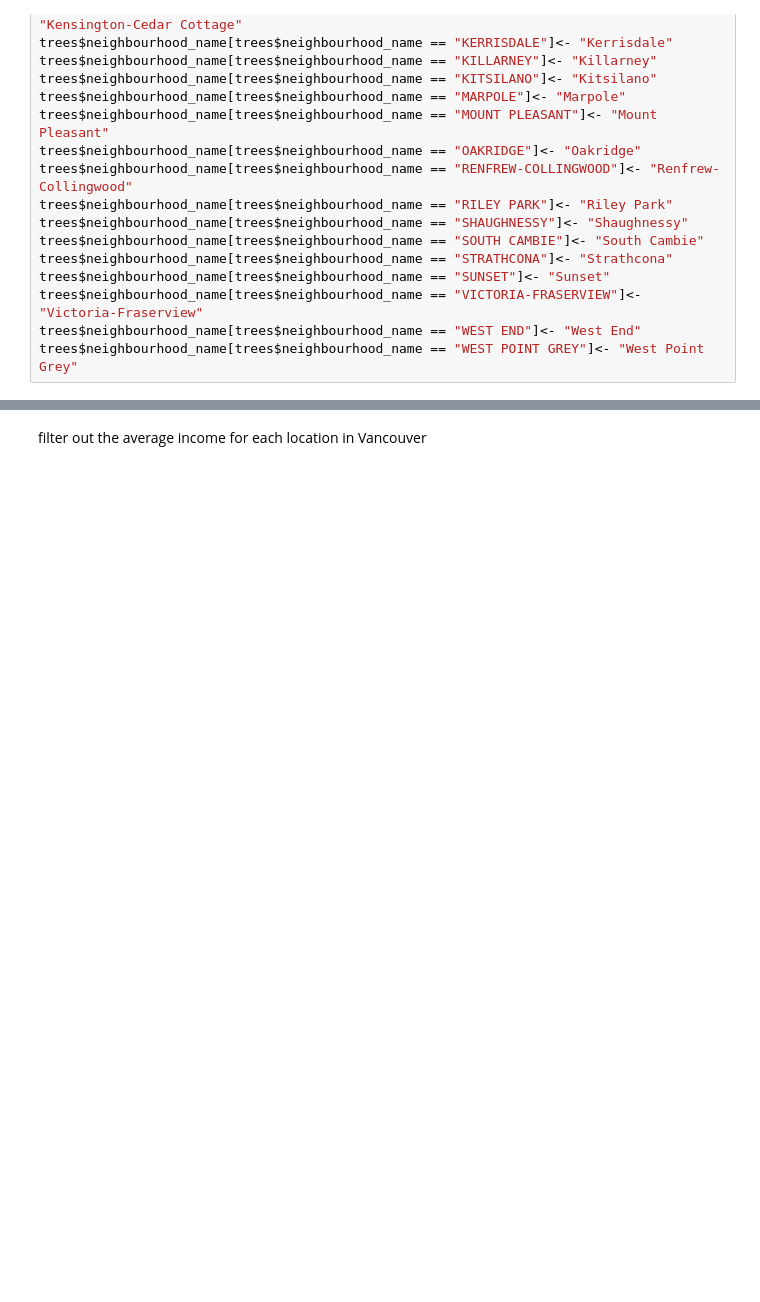
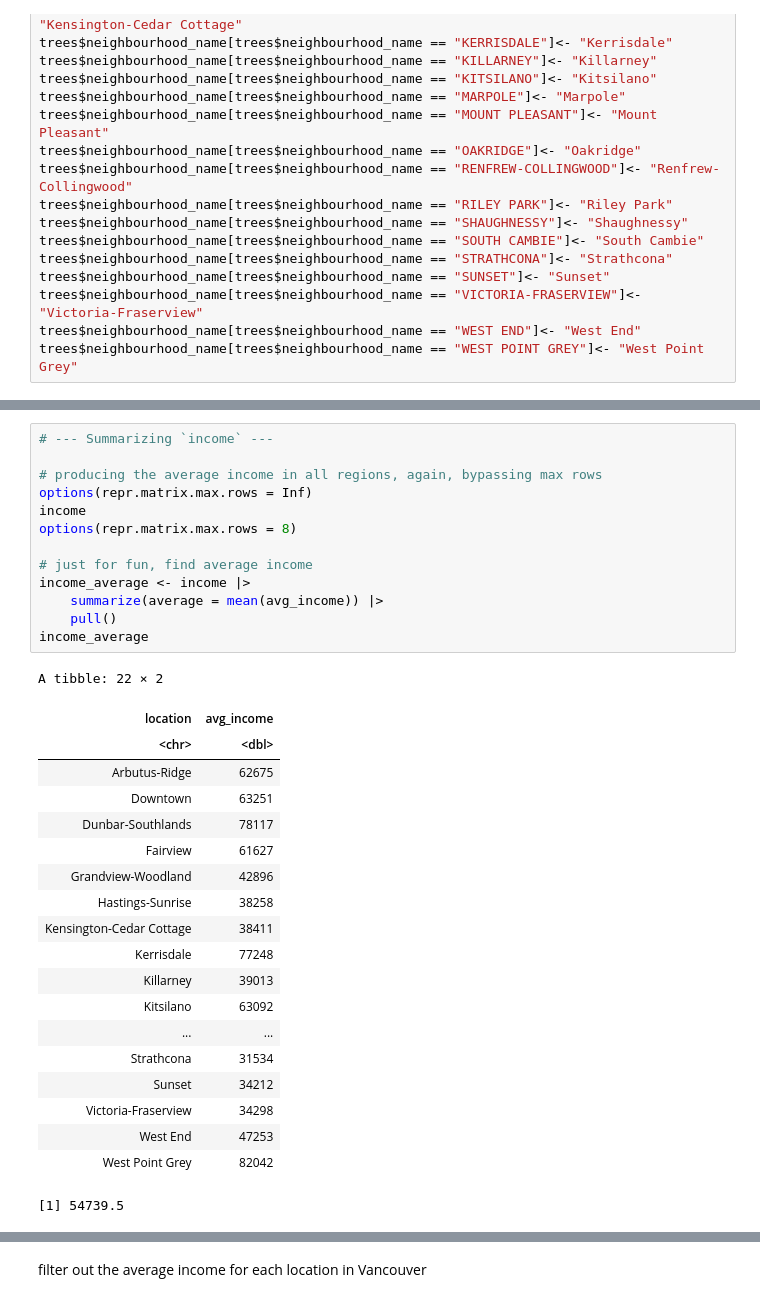
Before and after one commit to eshuaiii/stat-201-2023w1-group-50, a Jupyter notebook: 50_project_proposal.ipynb, the cells around one changed output, grey strips where cells are left out. Cells and saved outputs as stored; diff of their text form; blank space fills up the shorter version.

```diff
--- a/50_project_proposal.ipynb
+++ b/50_project_proposal.ipynb
@@ -217,0 +234,34 @@ trees$neighbourhood_name[trees$neighbourhood_name == "WEST POINT GREY"]<- "West
+# %%
+# --- Summarizing `income` ---
+
+# producing the average income in all regions, again, bypassing max rows
+options(repr.matrix.max.rows = Inf)
+income
+options(repr.matrix.max.rows = 8)
+
+# just for fun, find average income
+income_average <- income |>
+    summarize(average = mean(avg_income)) |>
+    pull()
+income_average
+# %% [output]
+A tibble: 22 × 2
+| location | avg_income |
+| <chr> | <dbl> |
+| Arbutus-Ridge | 62675 |
+| Downtown | 63251 |
+| Dunbar-Southlands | 78117 |
+| Fairview | 61627 |
+| Grandview-Woodland | 42896 |
+| Hastings-Sunrise | 38258 |
+| Kensington-Cedar Cottage | 38411 |
+| Kerrisdale | 77248 |
+| Killarney | 39013 |
+| Kitsilano | 63092 |
+| ... | ... |
+| Strathcona | 31534 |
+| Sunset | 34212 |
+| Victoria-Fraserview | 34298 |
+| West End | 47253 |
+| West Point Grey | 82042 |
+[1] 54739.5
```
Also changed, not shown: parts of 12 cells of this notebook.
